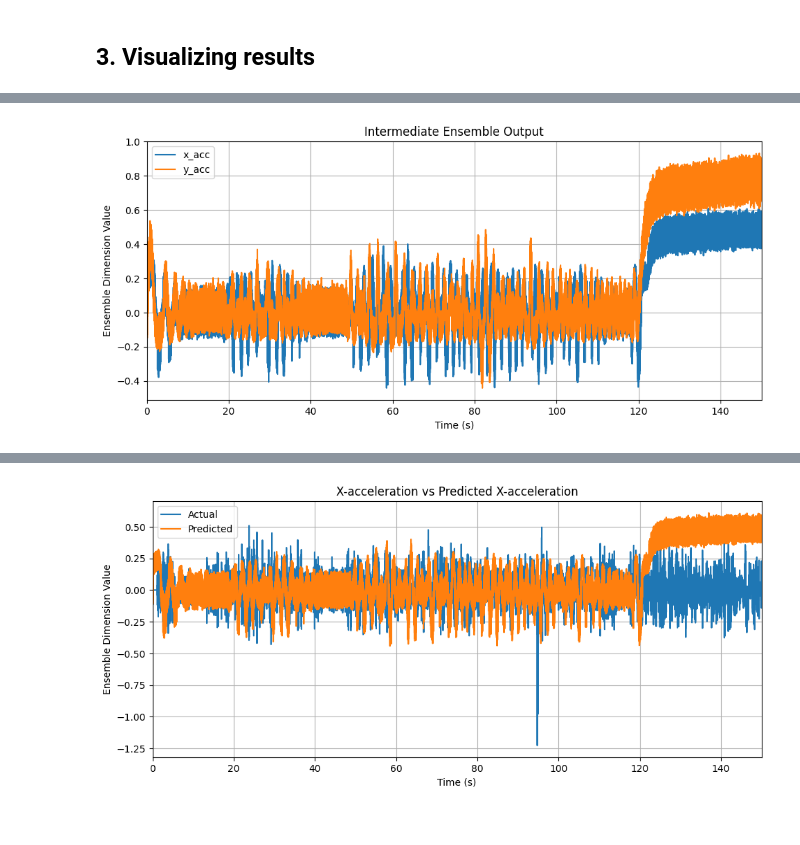
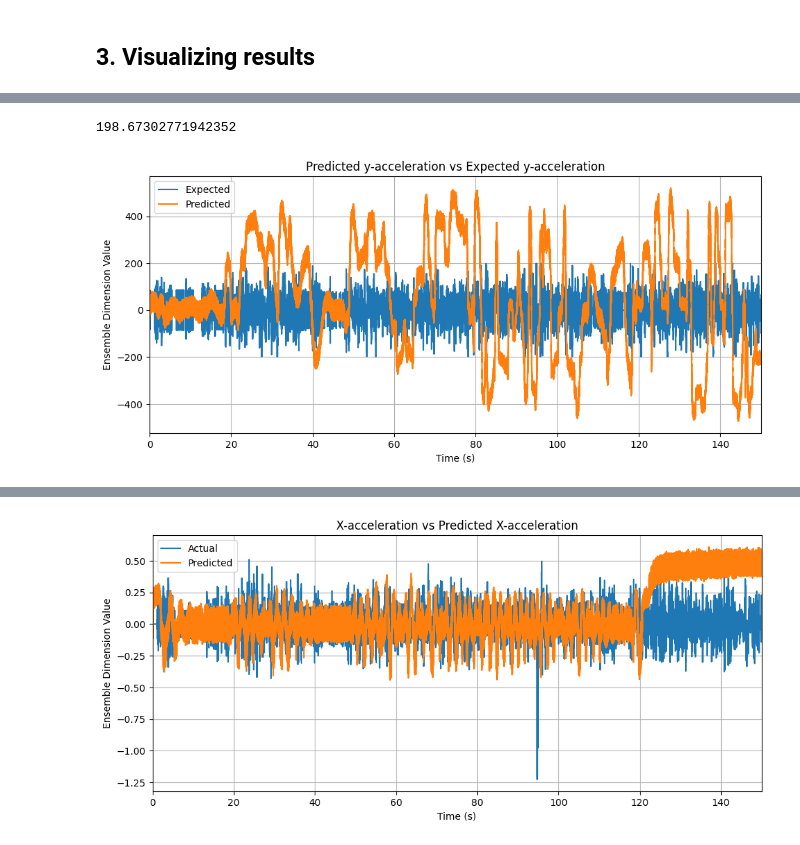
Before and after one commit to WAT-ai/BCI-Signal-Decoding, a Jupyter notebook: src/LMU - Basis/LMU_AA2.ipynb, the cells around one changed output, grey strips where cells are left out. Saved outputs shown, nothing was run; the diff lists cells and outputs as text; code cells hidden in the pictures.

```diff
--- a/src/LMU - Basis/LMU_AA2.ipynb
+++ b/src/LMU - Basis/LMU_AA2.ipynb
@@ -72,0 +70,19 @@ plt.grid(True)
+# %%
+limit = 20000
+t = np.linspace(0, limit)  # Fewer points for a clearer plot
+
+fig, (pl1, pl2, pl3) = plt.subplots(1, 3)
+fig.subplots_adjust(right=1.5)
+
+# Plot the parametric curve with data points
+pl1.plot(pos_matrix[:,:limit], linestyle="-", color="blue", alpha=0.7, label="Curve")
+pl1.title("position")
+pl1.grid(True)
+
+pl2.plot(vel_matrix[:,:limit], linestyle="-", color="red", alpha=0.7, label="Curve")
+pl2.title("velocity")
+pl2.grid(True)
+
+pl3.plot(acc_matrix[:,:limit], linestyle="-", color="green", alpha=0.7, label="Curve")
+pl3.title("acc")
+pl3.grid(True)
@@ -75,9 +94,8 @@ plt.grid(True)
 # %% [markdown]
 Setting the model parameters
 # %%
-spikes = activity_matrix_t
-scalar = np.max(kinem_matrix_t)
-target_out = kinem_matrix_t/scalar
+scalar = np.max(acc_matrix)
+# target_out = kinem_matrix_t/scalar
 
 # Model Information
 dt = 0.001
@@ -86,11 +104,15 @@ spikes = spikes*dti
 
 # Model Parameters
 n_ensemble_neurons = 3000
+n_neurons = spikes.shape[1]
 ensemble_radius = 1
 ensemble_synapse = 1.5
 probe_synapse = 0.01
 running_time = 150 # How long the model should run for
 training_time = 0.8*running_time # WHen does the model stop learning
+
+rep_dimensions = 50
+tau = 0.1
 # %% [markdown]
 Setting LMU parameters
 # %%
@@ -253,13 +293,18 @@ with nengo.Simulator(model, dt=dt, seed=0) as sim:
+# %%
+scalar
+# %% [output]
+198.67302771942352
 # %%
 # For the outputs
 fig, pl = plt.subplots(1, 1)
 fig.subplots_adjust(right=1.5)
-pl.plot(sim.trange(), sim.data[p_out])
-pl.set_title("Intermediate Ensemble Output")
+pl.plot(sim.trange(), acc_matrix[1,:running_time*1000])
+pl.plot(sim.trange(), sim.data[p_out][:,1]*scalar)
+pl.set_title("Predicted y-acceleration vs Expected y-acceleration")
 pl.set_xlim((0,np.max(sim.trange())))
 pl.set_xlabel("Time (s)")
 pl.set_ylabel("Ensemble Dimension Value")
-pl.legend(["x_acc", "y_acc"])
+pl.legend(["Expected", "Predicted"])
 pl.grid()
 # %% [output]
-[figure, old version]
+[figure, new version]
```
Also changed, not shown: parts of 9 cells of this notebook, 3 other files.
